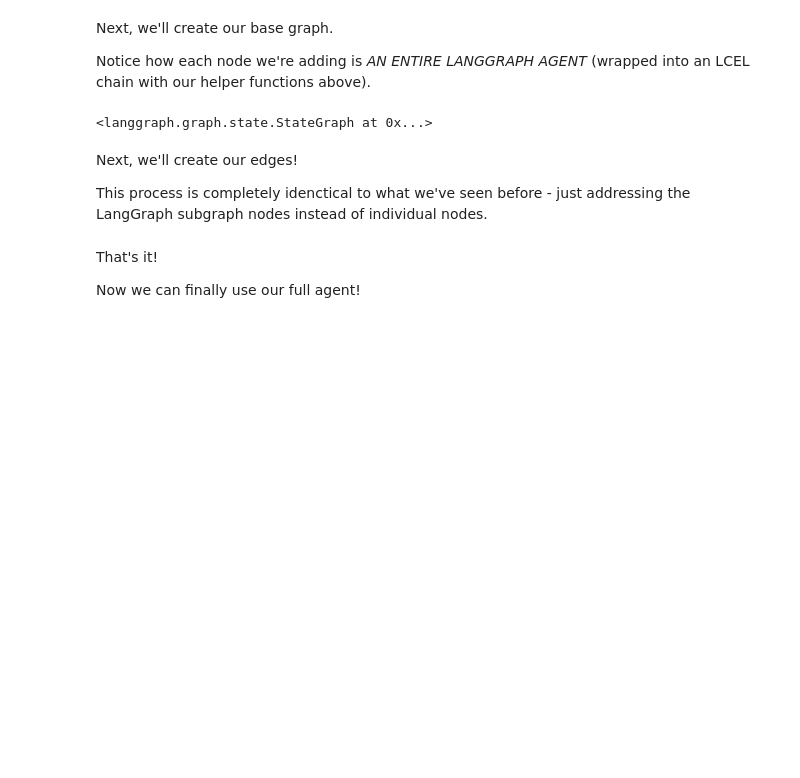
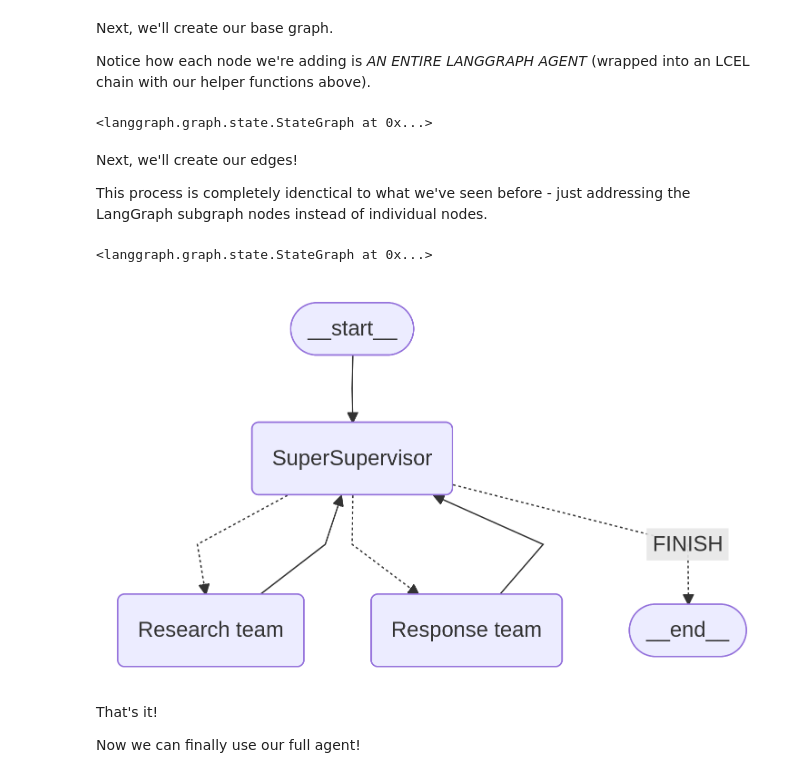
Before and after one commit to ovokpus/AIE8, a Jupyter notebook: 06_Multi_Agent_with_LangGraph/Multi_Agent_RAG_LangGraph.ipynb, the cells around one changed output. Drawn from its saved outputs; the diff is of its cells as text; code cells hidden in the pictures; blank space fills up the shorter version.

```diff
--- a/06_Multi_Agent_with_LangGraph/Multi_Agent_RAG_LangGraph.ipynb
+++ b/06_Multi_Agent_with_LangGraph/Multi_Agent_RAG_LangGraph.ipynb
@@ -761,7 +762,7 @@ display(
 # %% [markdown]
 Just as before - we'll need to create an "interface" between the level above, and our graph.
 # %%
-def enter_chain(message: str, members: List[str]):
+def enter_authoring_chain(message: str, members: List[str]):
     results = {
         "messages": [HumanMessage(content=message)],
         "team_members": ", ".join(members),
@@ -769,8 +770,8 @@ def enter_chain(message: str, members: List[str]):
     return results
 
 authoring_chain = (
-    functools.partial(enter_chain, members=authoring_graph.nodes)
-    | authoring_graph.compile()
+    functools.partial(enter_authoring_chain, members=authoring_graph.nodes)
+    | compiled_authoring_graph
 )
 # %% [markdown]
 Now we can test this out!
@@ -813,10 +814,10 @@ First off - we'll need to create our supervisor agent node.
 from langchain_core.messages import AIMessage, BaseMessage, HumanMessage
 from langchain_openai.chat_models import ChatOpenAI
 
-llm = ChatOpenAI(model="gpt-4o-mini")
+super_llm = ChatOpenAI(model="gpt-4o-mini")
 
-supervisor_node = create_team_supervisor(
-    llm,
+super_supervisor_agent = create_team_supervisor(
+    super_llm,
     "You are a supervisor tasked with managing a conversation between the"
     " following teams: {team_members}. Given the following user request,"
     " respond with the worker to act next. Each worker will perform a"
@@ -847,7 +848,7 @@ super_graph = StateGraph(State)
 
 super_graph.add_node("Research team", get_last_message | research_chain | join_graph)
 super_graph.add_node("Response team", get_last_message | authoring_chain | join_graph)
-super_graph.add_node("supervisor", supervisor_node)
+super_graph.add_node("SuperSupervisor", super_supervisor_agent)
 # %% [output]
 <langgraph.graph.state.StateGraph at 0x...>
 # %% [markdown]
@@ -855,10 +856,10 @@ Next, we'll create our edges!
 
 This process is completely idenctical to what we've seen before - just addressing the LangGraph subgraph nodes instead of individual nodes.
 # %%
-super_graph.add_edge("Research team", "supervisor")
-super_graph.add_edge("Response team", "supervisor")
+super_graph.add_edge("Research team", "SuperSupervisor")
+super_graph.add_edge("Response team", "SuperSupervisor")
 super_graph.add_conditional_edges(
-    "supervisor",
+    "SuperSupervisor",
     lambda x: x["next"],
     {
         "Response team": "Response team",
@@ -866,5 +867,6 @@ super_graph.add_conditional_edges(
         "FINISH": END,
     },
 )
-super_graph.set_entry_point("supervisor")
-compiled_super_graph = super_graph.compile()
+super_graph.set_entry_point("SuperSupervisor")
+# %% [output]
+<langgraph.graph.state.StateGraph at 0x...>
@@ -871,3 +875,21 @@ compiled_super_graph = super_graph.compile()
+# %%
+from IPython.display import Image, display
+
+display(
+    Image(
+        compiled_super_graph.get_graph().draw_mermaid_png(
+            curve_style=CurveStyle.LINEAR,
+            node_colors=NodeStyles(first="#ffdfba", last="#baffc9", default="#fad7de"),
+            wrap_label_n_words=9,
+            output_file_path=None,
+            draw_method=MermaidDrawMethod.PYPPETEER,
+            background_color="white",
+            padding=10,
+        )
+    )
+)
+# %% [output]
+[figure, added]
 # %% [markdown]
 That's it!
 
```
Also changed, not shown: parts of 23 cells of this notebook.
